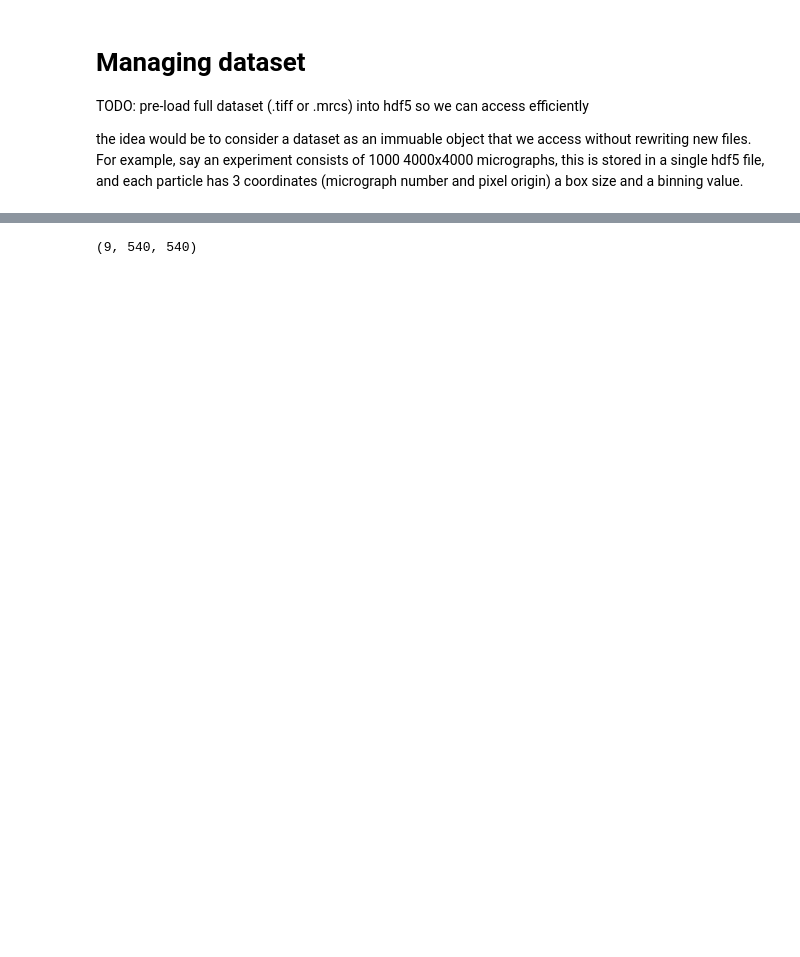
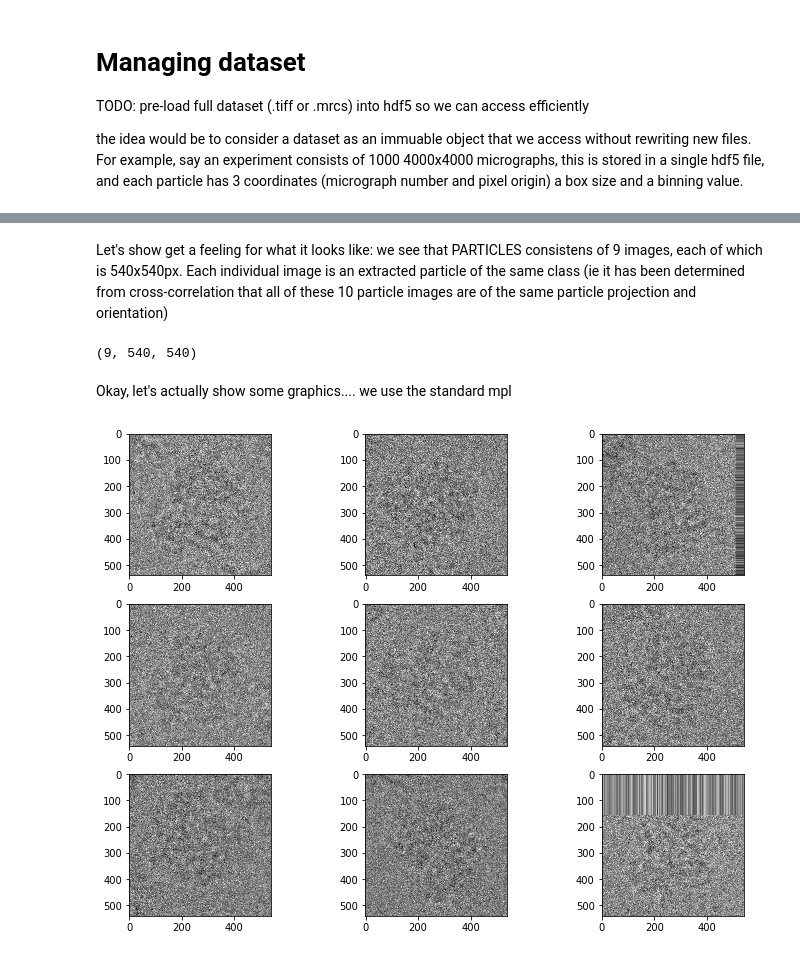
Before and after one commit to slaclab/cryoEM-notebooks, a Jupyter notebook: notebooks/Simple IO and Visualisation.ipynb, the cells around one changed output, grey strips where cells are left out. Cells and saved outputs as stored; diff of their text form; code cells hidden in the pictures; blank space fills up the shorter version.

```diff
--- a/notebooks/Simple IO and Visualisation.ipynb
+++ b/notebooks/Simple IO and Visualisation.ipynb
@@ -36,6 +39,12 @@ mrcsfile = datadir+'/Hasan_00871_aligned_DW.mrcs'
 # %%
-with mrcfile.open(mrcsfile) as mrc:
-    data = mrc.data
-data.shape
+PARTICLES = None
+with mrcfile.open(MRCSFILE) as mrc:
+    PARTICLES = mrc.data
-# %% [output]
-(9, 540, 540)
+# %% [markdown]
+Let's show get a feeling for what it looks like: we see that PARTICLES consistens of 9 images, each of which is 540x540px. Each individual image is an extracted particle of the same class (ie it has been determined from cross-correlation that all of these 10 particle images are of the same particle projection and orientation)
+# %%
+PARTICLES.shape
+# %% [output]
+(9, 540, 540)
+# %% [markdown]
+Okay, let's actually show some graphics.... we use the standard mpl
@@ -41,0 +53,8 @@ data.shape
+# %%
+fig = plt.figure(figsize=(12, 12))
+for i in range( 0, PARTICLES.shape[0] ):
+    fig.add_subplot( 4, 3, i+1 )
+    plt.imshow( PARTICLES[i], cmap='Greys' )
+plt.show()
+# %% [output]
+[figure, added]
```
Also changed, not shown: parts of 19 cells of this notebook.
